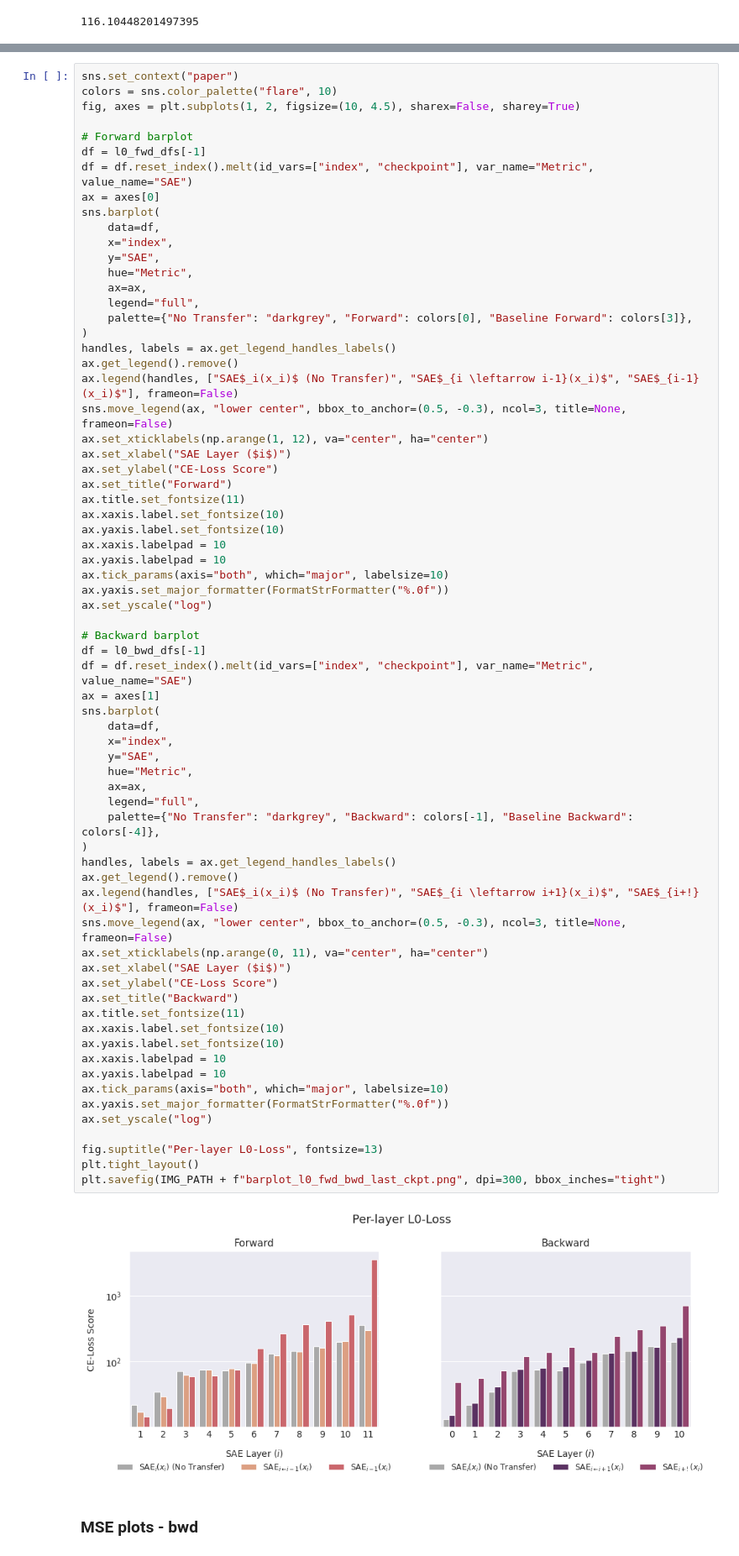
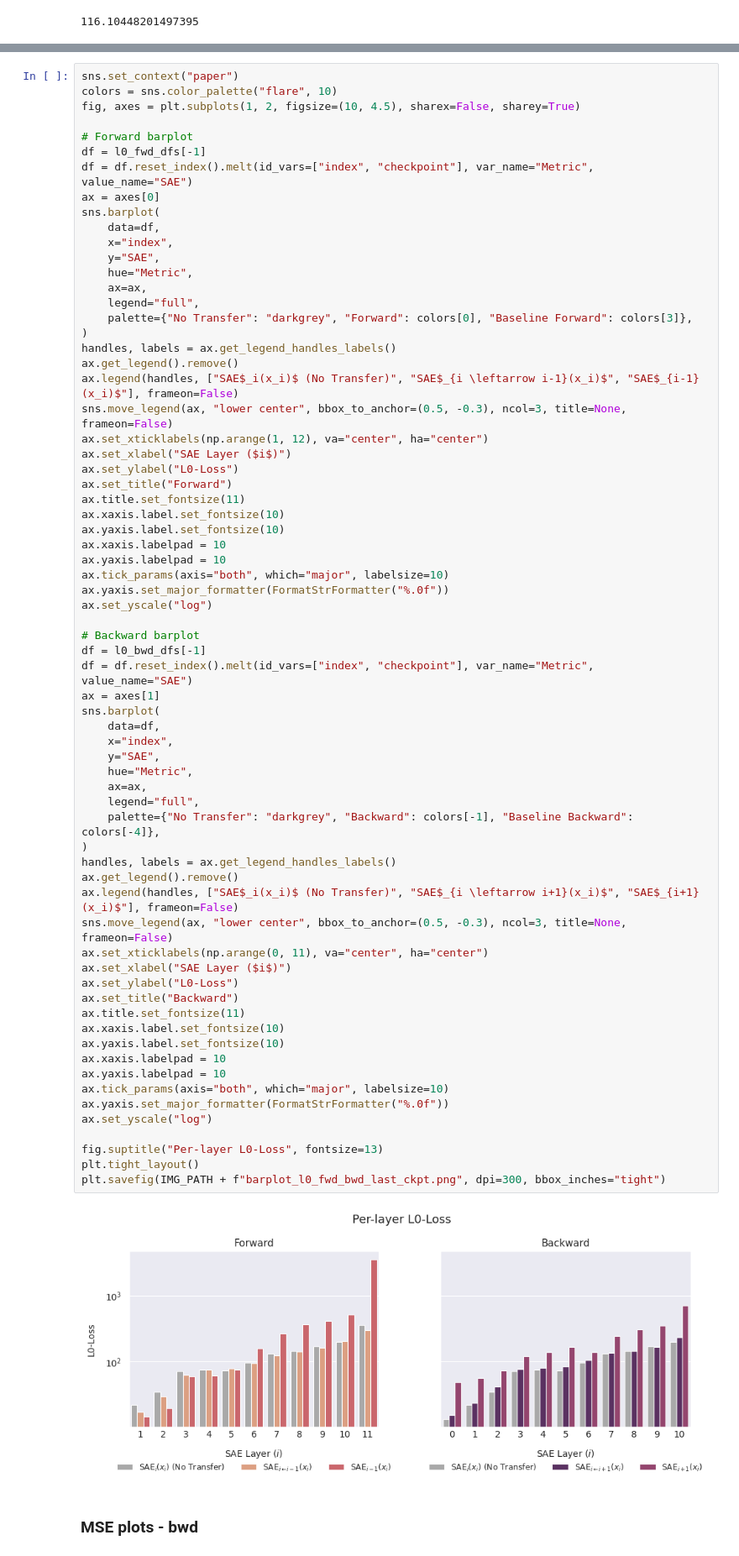
Before and after one commit to ghidav/sae-transfer-learning, a Jupyter notebook: paper_plot.ipynb, the cells around one changed output, grey strips where cells are left out. Shown at 84% size. Cells and saved outputs as stored; diff of their text form.

```diff
--- a/paper_plot.ipynb
+++ b/paper_plot.ipynb
@@ -1103,7 +1103,7 @@ ax.legend(handles, ["SAE$_i(x_i)$ (No Transfer)", "SAE$_{i \leftarrow i-1}(x_i)$
 sns.move_legend(ax, "lower center", bbox_to_anchor=(0.5, -0.3), ncol=3, title=None, frameon=False)
 ax.set_xticklabels(np.arange(1, 12), va="center", ha="center")
 ax.set_xlabel("SAE Layer ($i$)")
-ax.set_ylabel("CE-Loss Score")
+ax.set_ylabel("L0-Loss")
 ax.set_title("Forward")
 ax.title.set_fontsize(11)
 ax.xaxis.label.set_fontsize(10)
@@ -1119,36 +1119,36 @@ df = l0_bwd_dfs[-1]
 df = df.reset_index().melt(id_vars=["index", "checkpoint"], var_name="Metric", value_name="SAE")
 ax = axes[1]
 sns.barplot(
     data=df,
     x="index",
     y="SAE",
     hue="Metric",
     ax=ax,
     legend="full",
     palette={"No Transfer": "darkgrey", "Backward": colors[-1], "Baseline Backward": colors[-4]},
 )
 handles, labels = ax.get_legend_handles_labels()
 ax.get_legend().remove()
-ax.legend(handles, ["SAE$_i(x_i)$ (No Transfer)", "SAE$_{i \leftarrow i+1}(x_i)$", "SAE$_{i+!}(x_i)$"], frameon=False)
+ax.legend(handles, ["SAE$_i(x_i)$ (No Transfer)", "SAE$_{i \leftarrow i+1}(x_i)$", "SAE$_{i+1}(x_i)$"], frameon=False)
 sns.move_legend(ax, "lower center", bbox_to_anchor=(0.5, -0.3), ncol=3, title=None, frameon=False)
 ax.set_xticklabels(np.arange(0, 11), va="center", ha="center")
 ax.set_xlabel("SAE Layer ($i$)")
-ax.set_ylabel("CE-Loss Score")
+ax.set_ylabel("L0-Loss")
 ax.set_title("Backward")
 ax.title.set_fontsize(11)
 ax.xaxis.label.set_fontsize(10)
 ax.yaxis.label.set_fontsize(10)
 ax.xaxis.labelpad = 10
 ax.yaxis.labelpad = 10
 ax.tick_params(axis="both", which="major", labelsize=10)
 ax.yaxis.set_major_formatter(FormatStrFormatter("%.0f"))
 ax.set_yscale("log")
 
 fig.suptitle("Per-layer L0-Loss", fontsize=13)
 plt.tight_layout()
 plt.savefig(IMG_PATH + f"barplot_l0_fwd_bwd_last_ckpt.png", dpi=300, bbox_inches="tight")
 # %% [output]
-[figure, old version]
+[figure, new version]
 # %% [markdown]
 ### MSE plots - bwd
 # %%
```
Also changed, not shown: parts of 2 cells of this notebook, 2 other files.
